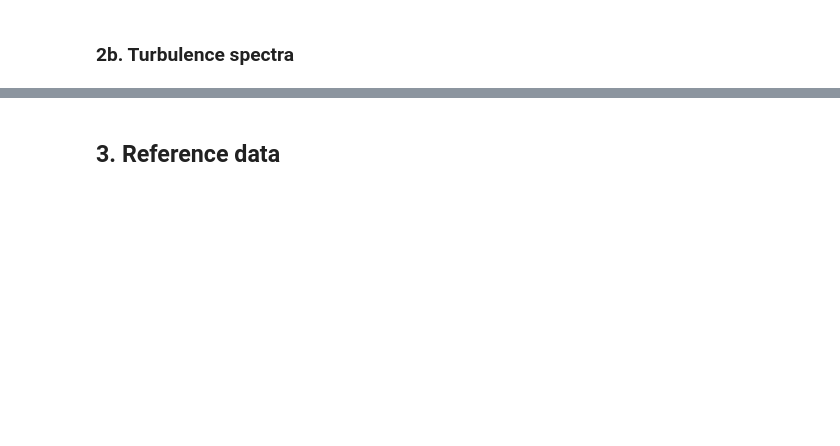
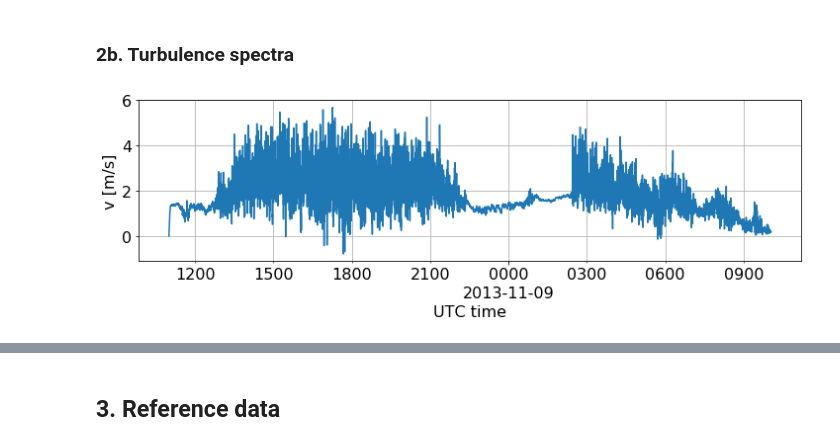
Before and after one commit to cmkaul/assessment, a Jupyter notebook: studies/coupling_comparison/postprocessing/analyse_virtual_tower_data_nalu.ipynb, the cells around one changed output, grey strips where cells are left out. Cells and saved outputs as stored; diff of their text form; code cells hidden in the pictures; blank space fills up the shorter version.

```diff
--- a/studies/coupling_comparison/postprocessing/analyse_virtual_tower_data_nalu.ipynb
+++ b/studies/coupling_comparison/postprocessing/analyse_virtual_tower_data_nalu.ipynb
@@ -161,6 +190,14 @@ df_10min.head()
 # %%
 # Compute windspeed and direction
 df['wspd'], df['wdir'] = calc_wind(df)
+# %%
+fig, ax = plot_timehistory_at_height(
+    df,
+    fields='v',
+    heights = df.index.levels[1][0]
+)
+# %% [output]
+[figure, added]
 # %%
 # Interpolate to desired heights
 %time df_hgt = helper.interpolate_to_heights(df,spectra_heights)
```
Also changed, not shown: parts of 20 cells of this notebook, 2 other files.
